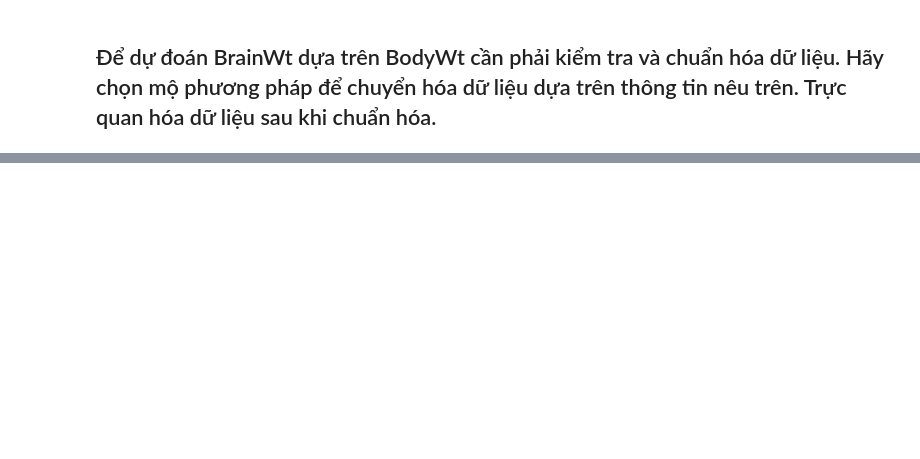
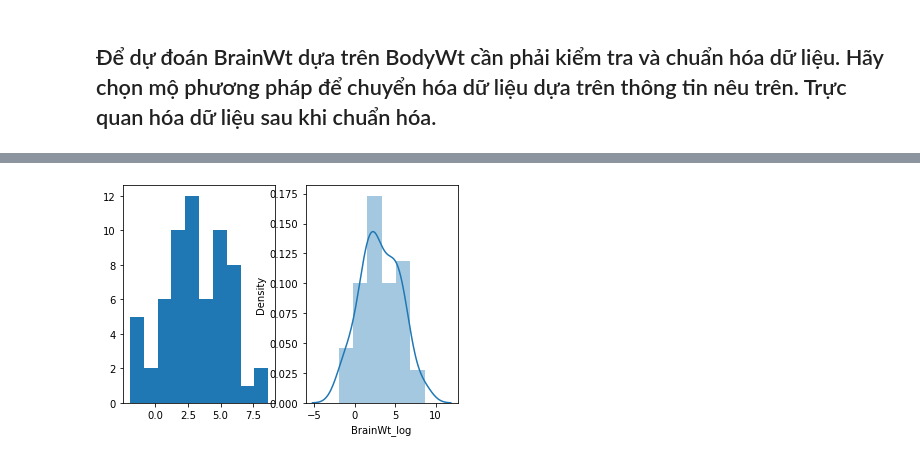
Before and after one commit to kieutridang/Data-Pre-processing-and-Analysis, a Jupyter notebook: week_2-Chapter_4_Standardizing_Data/1_standardizing_data/Standardize_mamamals.ipynb, the cells around one changed output, grey strips where cells are left out. Drawn from its saved outputs; the diff is of its cells as text; code cells hidden in the pictures; blank space fills up the shorter version.

```diff
--- a/week_2-Chapter_4_Standardizing_Data/1_standardizing_data/Standardize_mamamals.ipynb
+++ b/week_2-Chapter_4_Standardizing_Data/1_standardizing_data/Standardize_mamamals.ipynb
@@ -69,0 +123,9 @@ body_wt.kurtosis()
+# %%
+plt.subplot(1, 2, 1)
+plt.hist(brain_wt_log)
+
+plt.subplot(1, 2, 2)
+sns.distplot(brain_wt_log)
+plt.show()
+# %% [output]
+[figure, added]
```
Also changed, not shown: parts of 10 cells of this notebook.
